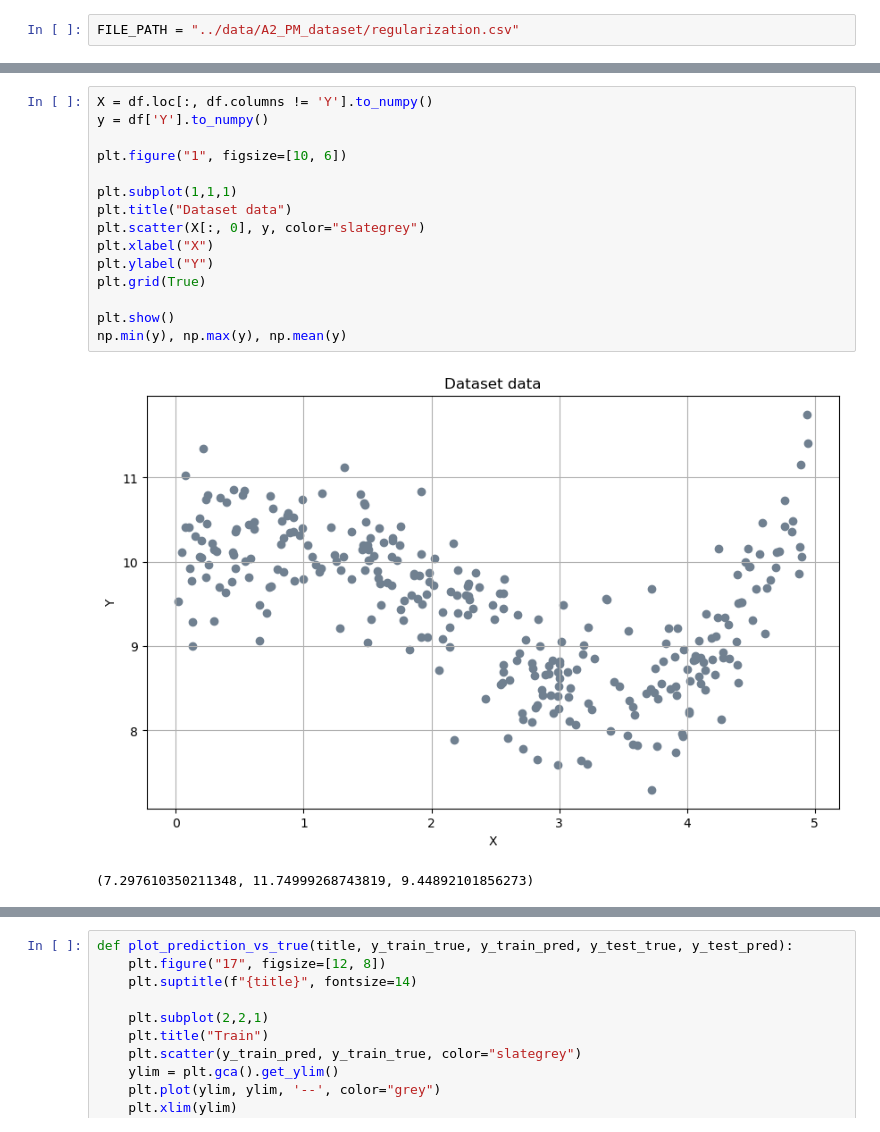
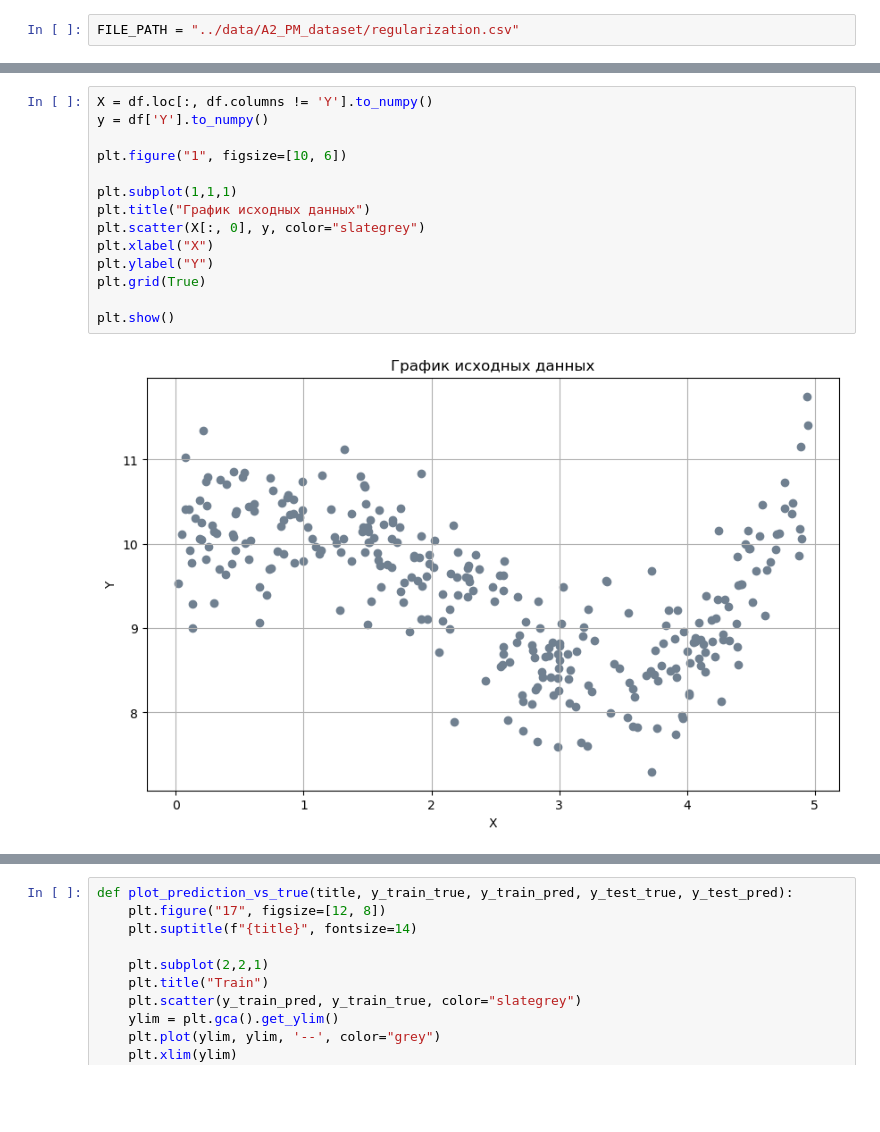
Before and after one commit to The-Humble-Guy/mlassignments, a Jupyter notebook: notebooks/A2_IU21_Kutsenko_2_3.ipynb, the cells around one changed output, grey strips where cells are left out. Saved outputs shown, nothing was run; the diff lists cells and outputs as text; blank space fills up the shorter version.

```diff
--- a/notebooks/A2_IU21_Kutsenko_2_3.ipynb
+++ b/notebooks/A2_IU21_Kutsenko_2_3.ipynb
@@ -461,21 +538,19 @@ df.head(5)
 # %%
 X = df.loc[:, df.columns != 'Y'].to_numpy()
 y = df['Y'].to_numpy()
 
 plt.figure("1", figsize=[10, 6])
 
 plt.subplot(1,1,1)
-plt.title("Dataset data")
+plt.title("График исходных данных")
 plt.scatter(X[:, 0], y, color="slategrey")
 plt.xlabel("X")
 plt.ylabel("Y")
 plt.grid(True)
 
 plt.show()
-np.min(y), np.max(y), np.mean(y)
 # %% [output]
-[figure, old version]
+[figure, new version]
-(7.297610350211348, 11.74999268743819, 9.44892101856273)
 # %%
 scores = {}
 pipelines = {}
```
Also changed, not shown: parts of 13 cells of this notebook.
